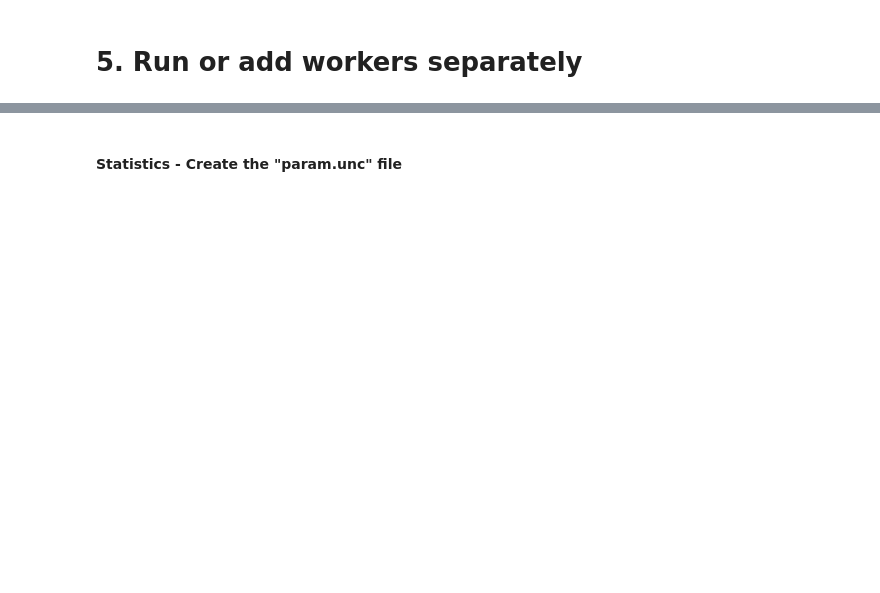
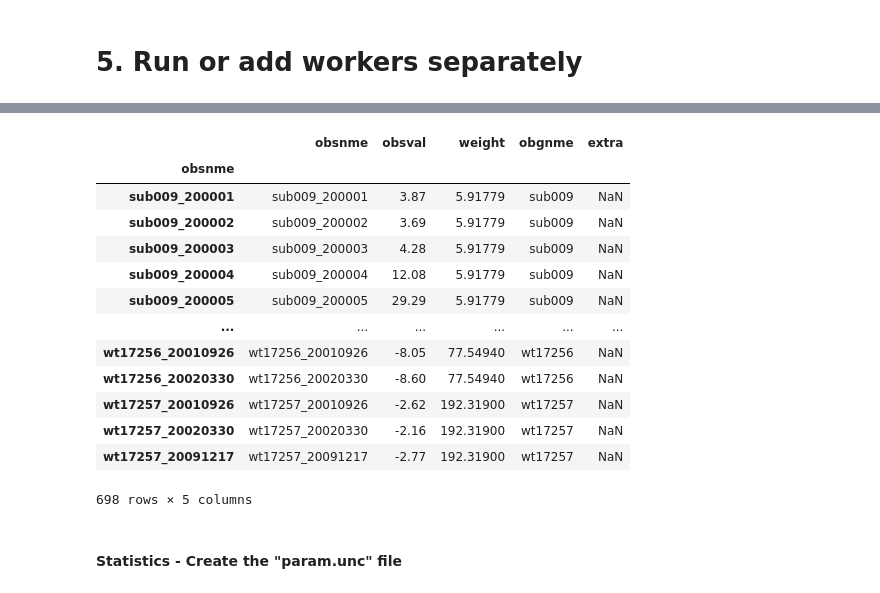
Before and after one commit to spark-brc/apexmf, a Jupyter notebook: notebooks/apexmf_pest_pp_run_green.ipynb, the cells around one changed output, grey strips where cells are left out. Cells and saved outputs as stored; diff of their text form; code cells hidden in the pictures; blank space fills up the shorter version.

```diff
--- a/notebooks/apexmf_pest_pp_run_green.ipynb
+++ b/notebooks/apexmf_pest_pp_run_green.ipynb
@@ -21,7 +22,7 @@ flopy is installed in C:\Users\seonggyu.park\Miniconda3\envs\sm_pest\lib\site-pa
 # %% [markdown]
 # 1. Specify a path to your master
 # %%
-wd = "D:/Projects/Watersheds/Green/Analysis/APEX-MODFLOWs/gr_012721/APEX-MODFLOW"
+wd = "D:/Projects/Watersheds/Green/Analysis/APEX-MODFLOWs/calibrations/gr_210614/APEX-MODFLOW"
 # %%
 os.chdir(wd)
 # %% [markdown]
@@ -39,3 +36,7 @@ contrib = 1.09149E+06
+# %%
+casename = "green_pest_only_sw.pst"
+pestoutfile = "green_pest_only_sw_rw.pst"
+contrib = 4.26937E+05
 # %%
 os.system("start cmd /k i64pwtadj1 {0} {1} {2}".format(casename, pestoutfile, contrib))
 # %% [output]
@@ -101,5 +66,26 @@ execute_workers(
     reuse_workers=True,
     # copy_files=['model.in', 'model.in.tpl']
     )
+# %%
+pst = pyemu.Pst(os.path.join(wd,pestoutfile))
+# %%
+obd = pst.observation_data
+# %%
+obd
+# %% [output]
+|  | obsnme | obsval | weight | obgnme | extra |
+| obsnme |  |  |  |  |  |
+| sub009_200001 | sub009_200001 | 3.87 | 5.91779 | sub009 | NaN |
+| sub009_200002 | sub009_200002 | 3.69 | 5.91779 | sub009 | NaN |
+| sub009_200003 | sub009_200003 | 4.28 | 5.91779 | sub009 | NaN |
+| sub009_200004 | sub009_200004 | 12.08 | 5.91779 | sub009 | NaN |
+| sub009_200005 | sub009_200005 | 29.29 | 5.91779 | sub009 | NaN |
+| ... | ... | ... | ... | ... | ... |
+| wt17256_20010926 | wt17256_20010926 | -8.05 | 77.54940 | wt17256 | NaN |
+| wt17256_20020330 | wt17256_20020330 | -8.60 | 77.54940 | wt17256 | NaN |
+| wt17257_20010926 | wt17257_20010926 | -2.62 | 192.31900 | wt17257 | NaN |
+| wt17257_20020330 | wt17257_20020330 | -2.16 | 192.31900 | wt17257 | NaN |
+| wt17257_20091217 | wt17257_20091217 | -2.77 | 192.31900 | wt17257 | NaN |
+698 rows × 5 columns
 # %% [markdown]
 #### Statistics - Create the "param.unc" file
```
Also changed, not shown: parts of 13 cells of this notebook, 11 other files.
